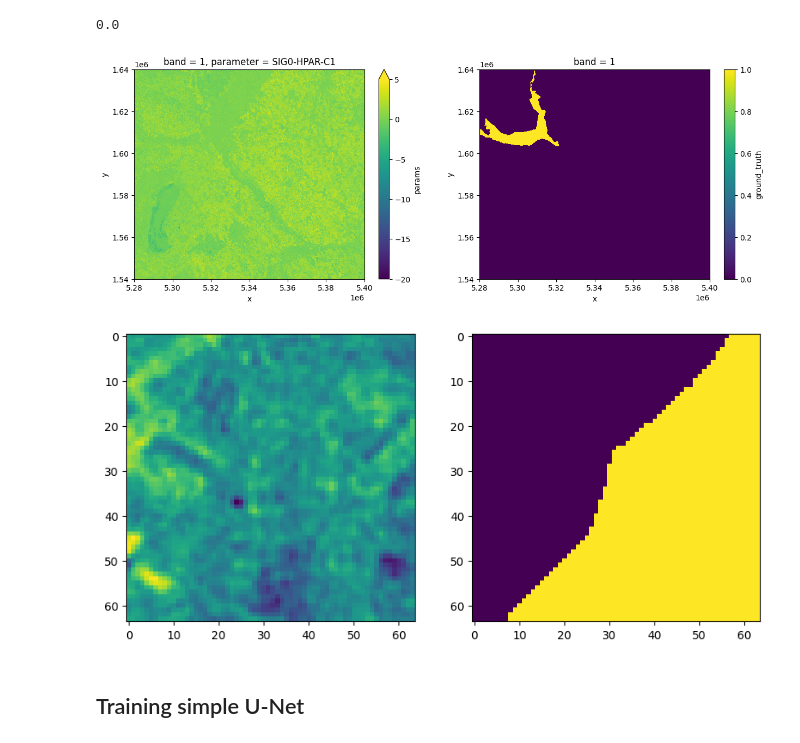
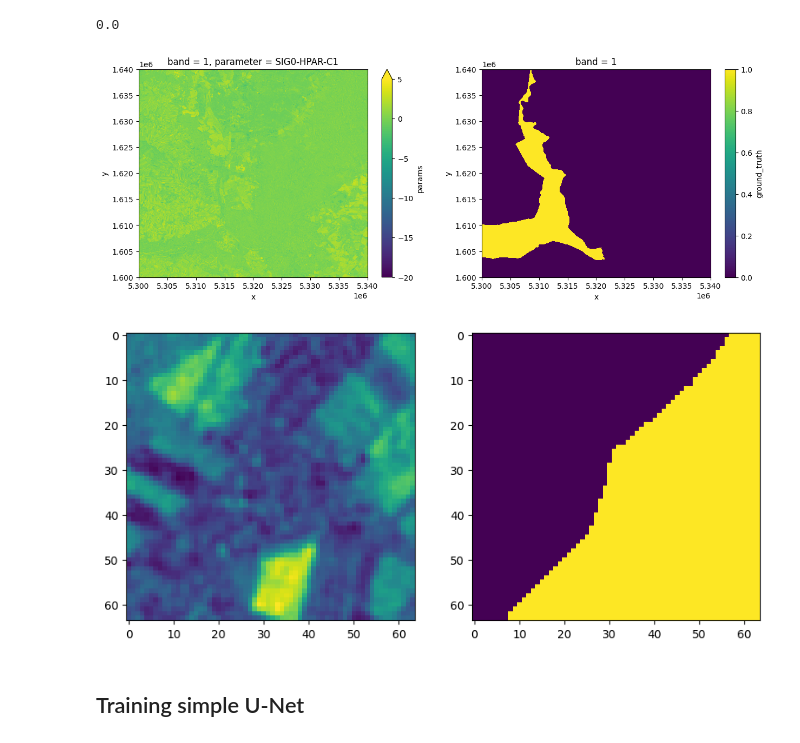
Before and after one commit to c-scale-community/use-case-wetland-water-stress, a Jupyter notebook: notebooks/0_experiment_unet.ipynb, the cells around one changed output. Saved outputs shown, nothing was run; the diff lists cells and outputs as text; code cells hidden in the pictures.

Commit message:
e update with newly preprocessed hparams

```diff
--- a/notebooks/0_experiment_unet.ipynb
+++ b/notebooks/0_experiment_unet.ipynb
@@ -93,18 +93,24 @@ plt.draw()
 # %% [markdown]
 ## Test Data Loading
 # %%
-train_ds = xr.open_zarr("/eodc/private/tuwgeo/users/braml/data/wetland/hparam/V1M0R1/EQUI7_EU020M/E051N015T3/SIG0-HPAR-MASK____RAMSAR-AT-01-ROI-8000-0-7000-15000_E051N015T3_EU020M__.zarr/")
-valid_ds = xr.open_zarr("/eodc/private/tuwgeo/users/braml/data/wetland/hparam/V1M0R1/EQUI7_EU020M/E051N015T3/SIG0-HPAR-MASK____RAMSAR-AT-01-ROI-0-0-8000-15000_E051N015T3_EU020M__.zarr/")
+train_ds = xr.open_zarr("/data/wetland/hparam/V1M0R1/EQUI7_EU020M/E051N015T3/SIG0-HPAR-MASK____RAMSAR-AT-01-ROI-8000-0-7000-15000_E051N015T3_EU020M__.zarr/")
+valid_ds = xr.open_zarr("/data/wetland/hparam/V1M0R1/EQUI7_EU020M/E051N015T3/SIG0-HPAR-MASK____RAMSAR-AT-01-ROI-0-0-8000-15000_E051N015T3_EU020M__.zarr/")
 train_ds[GROUND_TRUTH_KEY].min().values.item()
 # %% [output]
 0.0
 # %%
 _, axes = plt.subplots(ncols=2, figsize=(15, 5))
-train_ds[PARAMS_KEY][0, :5000, 9000:].plot(ax=axes[0], vmin=-20, vmax=5)
-train_ds[GROUND_TRUTH_KEY][:5000, 9000:].plot(ax=axes[1])
+train_ds[PARAMS_KEY][0, :2000, 10000:12000].plot(ax=axes[0], vmin=-20, vmax=5)
+train_ds[GROUND_TRUTH_KEY][:2000, 10000:12000].plot(ax=axes[1])
 plt.draw()
 # %% [output]
-[figure, old version]
+[figure, new version]
+# %%
+selected_params = ['SIG0-HPAR-C1', 'SIG0-HPAR-C2', 'SIG0-HPAR-C3', 'SIG0-HPAR-M0', 'SIG0-HPAR-S1', 'SIG0-HPAR-S2', 'SIG0-HPAR-S3', 'SIG0-HPAR-STD']
+train_ds = train_ds.sel(parameter=selected_params)
+valid_ds = valid_ds.sel(parameter=selected_params)
+# %%
+train_ds = train_ds.persist()
 # %%
 array_stream = StreamedXArrayDataset(
     sample_patches_from_dataset(train_ds, 64, 10000, never_nans=True, rnd_generator=np.random.default_rng(42)),
@@ -116,11 +122,11 @@ batch = next(iter(patch_loader))
 # %%
 _, axes = plt.subplots(ncols=2, figsize=(10, 5))
 params, label = batch
-axes[0].imshow(params[3, 7])
+axes[0].imshow(params[3, 0])
 axes[1].imshow(label[3, 0])
 plt.draw()
 # %% [output]
-[figure, old version]
+[figure, new version]
 # %% [markdown]
 ## Training simple U-Net
 # %%
```
Also changed, not shown: parts of 5 cells of this notebook.
